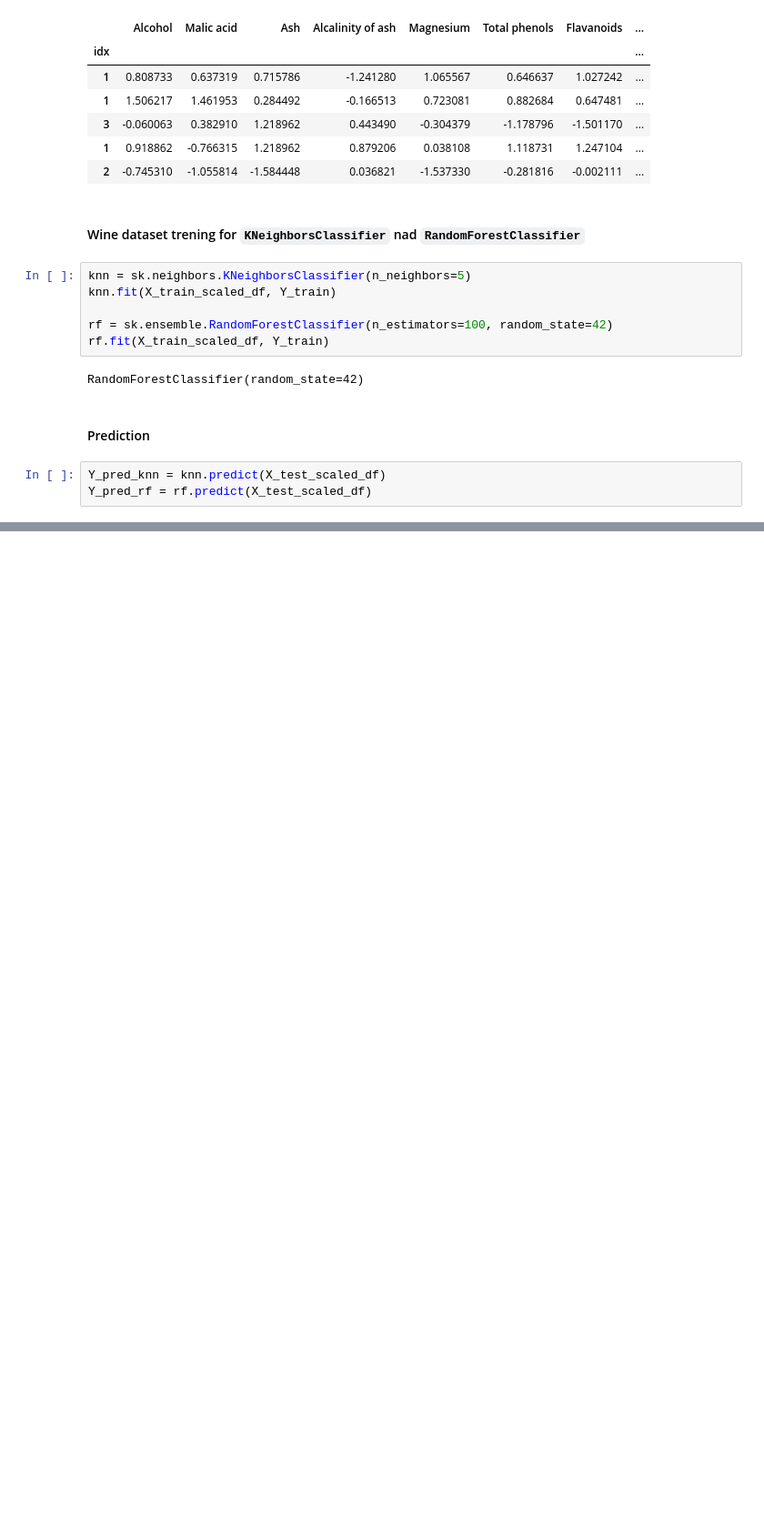
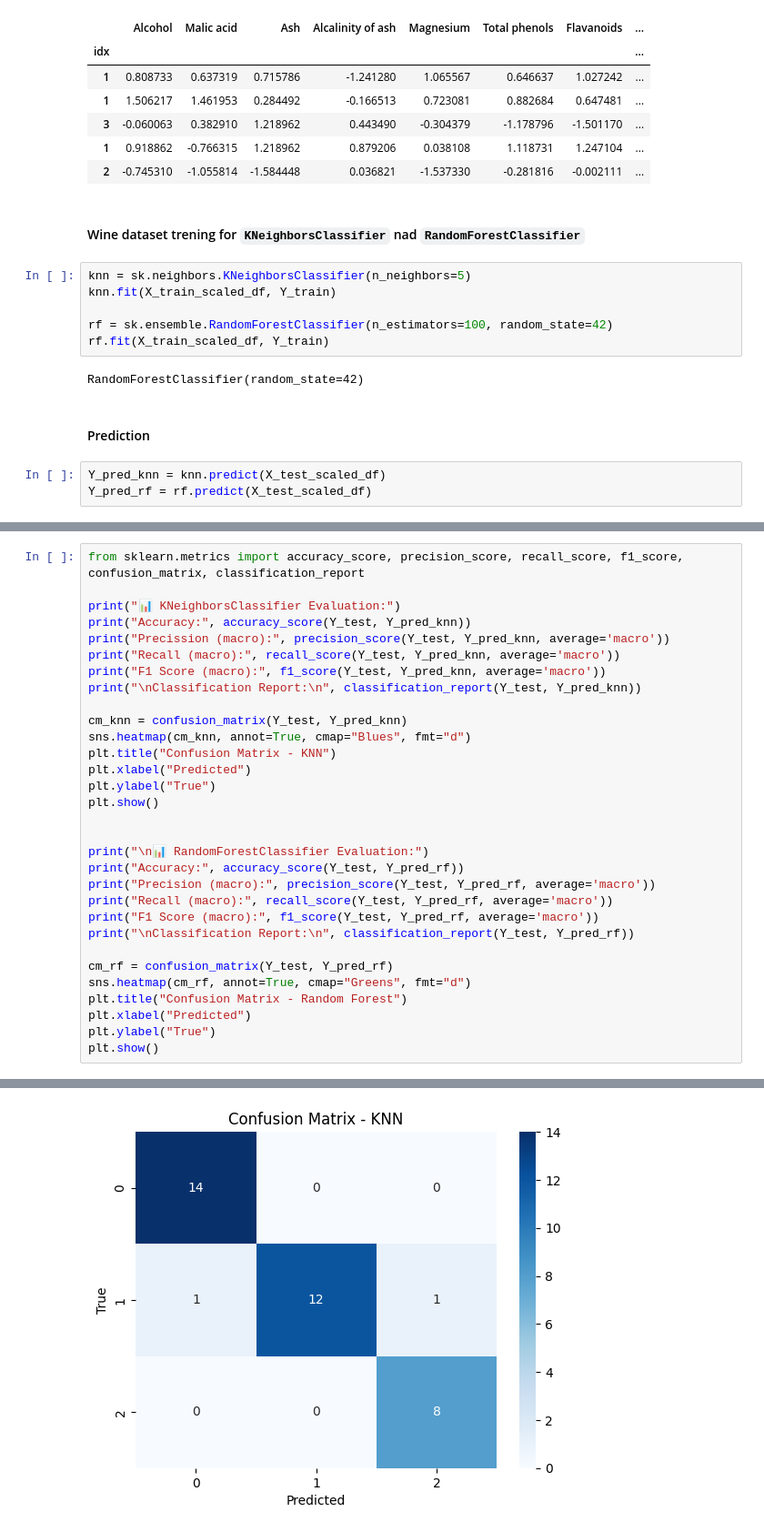
Before and after one commit to bartlomiejkozka/ML, a Jupyter notebook: cw8/uczenie_nadzorowane_klasyfikacja.ipynb, the cells around one changed output, grey strips where cells are left out. Shown at 91% size. Saved outputs shown, nothing was run; the diff lists cells and outputs as text; blank space fills up the shorter version.

```diff
--- a/cw8/uczenie_nadzorowane_klasyfikacja.ipynb
+++ b/cw8/uczenie_nadzorowane_klasyfikacja.ipynb
@@ -104,0 +127,32 @@ Y_pred_rf = rf.predict(X_test_scaled_df)
+# %%
+from sklearn.metrics import accuracy_score, precision_score, recall_score, f1_score, confusion_matrix, classification_report
+
+print("📊 KNeighborsClassifier Evaluation:")
+print("Accuracy:", accuracy_score(Y_test, Y_pred_knn))
+print("Precission (macro):", precision_score(Y_test, Y_pred_knn, average='macro'))
+print("Recall (macro):", recall_score(Y_test, Y_pred_knn, average='macro'))
+print("F1 Score (macro):", f1_score(Y_test, Y_pred_knn, average='macro'))
+print("\nClassification Report:\n", classification_report(Y_test, Y_pred_knn))
+
+cm_knn = confusion_matrix(Y_test, Y_pred_knn)
+sns.heatmap(cm_knn, annot=True, cmap="Blues", fmt="d")
+plt.title("Confusion Matrix - KNN")
+plt.xlabel("Predicted")
+plt.ylabel("True")
+plt.show()
+
+
+print("\n📊 RandomForestClassifier Evaluation:")
+print("Accuracy:", accuracy_score(Y_test, Y_pred_rf))
+print("Precision (macro):", precision_score(Y_test, Y_pred_rf, average='macro'))
+print("Recall (macro):", recall_score(Y_test, Y_pred_rf, average='macro'))
+print("F1 Score (macro):", f1_score(Y_test, Y_pred_rf, average='macro'))
+print("\nClassification Report:\n", classification_report(Y_test, Y_pred_rf))
+
+cm_rf = confusion_matrix(Y_test, Y_pred_rf)
+sns.heatmap(cm_rf, annot=True, cmap="Greens", fmt="d")
+plt.title("Confusion Matrix - Random Forest")
+plt.xlabel("Predicted")
+plt.ylabel("True")
+plt.show()
+# %% [output]
@@ -104,0 +175 @@ Y_pred_rf = rf.predict(X_test_scaled_df)
+[figure, added]
```
Also changed, not shown: parts of 3 cells of this notebook.
